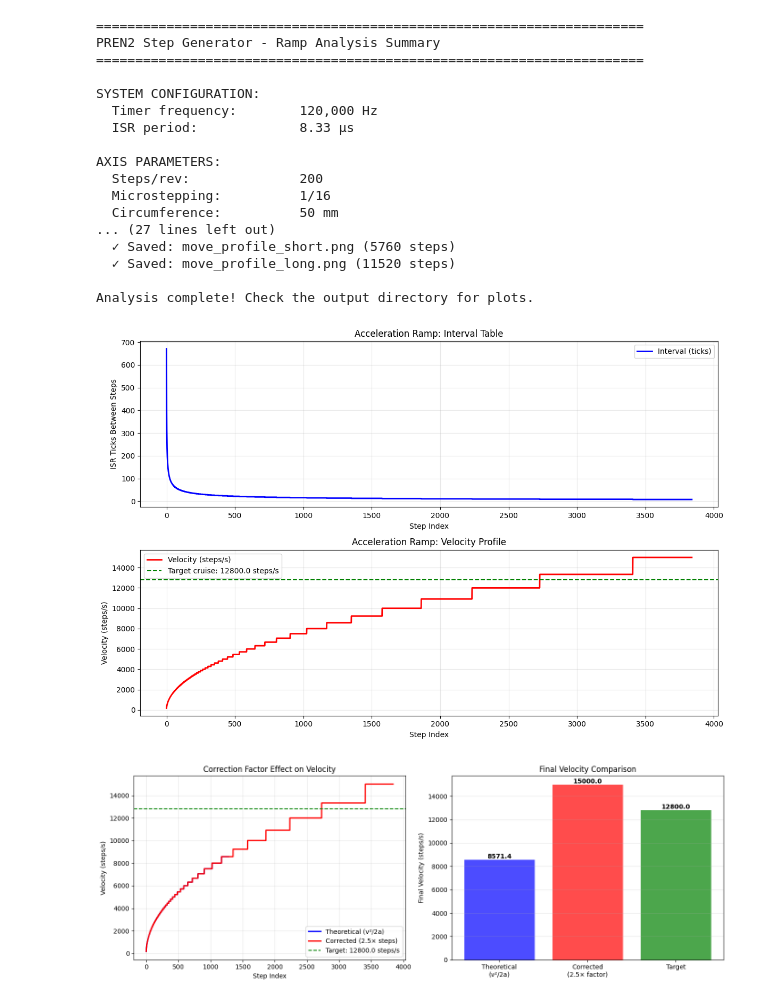
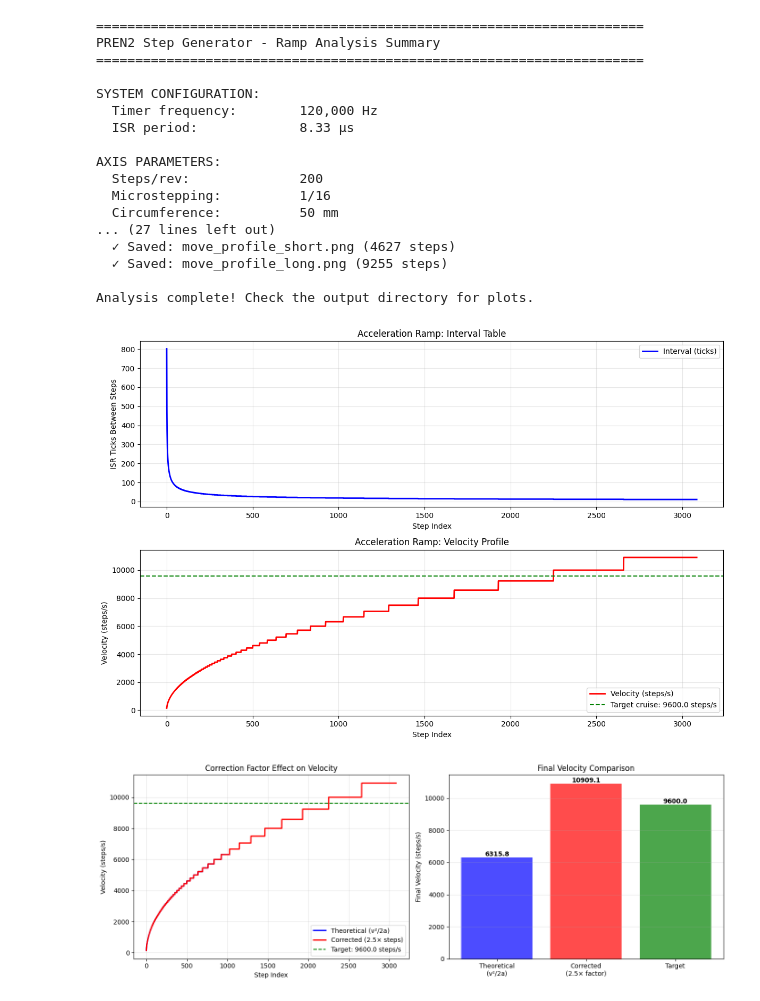
Before and after one commit to sascha271828/pren-puzzle-solver-mcu, a Jupyter notebook: Core/Src/analysis/ramp_analysis.ipynb, the cells around one changed output. Drawn from its saved outputs; the diff is of its cells as text; code cells hidden in the pictures.

```diff
--- a/Core/Src/analysis/ramp_analysis.ipynb
+++ b/Core/Src/analysis/ramp_analysis.ipynb
@@ -31,8 +31,8 @@ class SystemConfig:
     MICRO: int = 16
     CIRCUMFERENCE_MM: int = 50
 
-    MAX_SPEED_MM_S: int = 200
-    ACCEL_MM_S2: int = 1000
+    MAX_SPEED_MM_S: int = 150
+    ACCEL_MM_S2: int = 700
 
     @property
     def steps_per_mm(self) -> float:
@@ -374,34 +374,34 @@ def main():
     long_steps = int(config.accel_steps_ideal * 3)
     fig4 = plot_move_profile(config, ramp_gen, long_steps)
     fig4.savefig('outputs/move_profile_long.png', dpi=150, bbox_inches='tight')
     print(f"  ✓ Saved: move_profile_long.png ({long_steps} steps)")
 
     print()
     print("Analysis complete! Check the output directory for plots.")
     print()
 
     # Optional: show plots interactively
     # plt.show()
 
 
 main()
 # %% [output]
 ======================================================================
 PREN2 Step Generator - Ramp Analysis Summary
 ======================================================================
 
 SYSTEM CONFIGURATION:
   Timer frequency:        120,000 Hz
   ISR period:             8.33 µs
 
 AXIS PARAMETERS:
   Steps/rev:              200
   Microstepping:          1/16
   Circumference:          50 mm
 ... (27 lines left out)
-  ✓ Saved: move_profile_short.png (5760 steps)
-  ✓ Saved: move_profile_long.png (11520 steps)
+  ✓ Saved: move_profile_short.png (4627 steps)
+  ✓ Saved: move_profile_long.png (9255 steps)
 
 Analysis complete! Check the output directory for plots.
-[figure, old version]
+[figure, new version]
-[figure, old version]
+[figure, new version]
```
Also changed, not shown: parts of 2 cells of this notebook, 13 other files.
